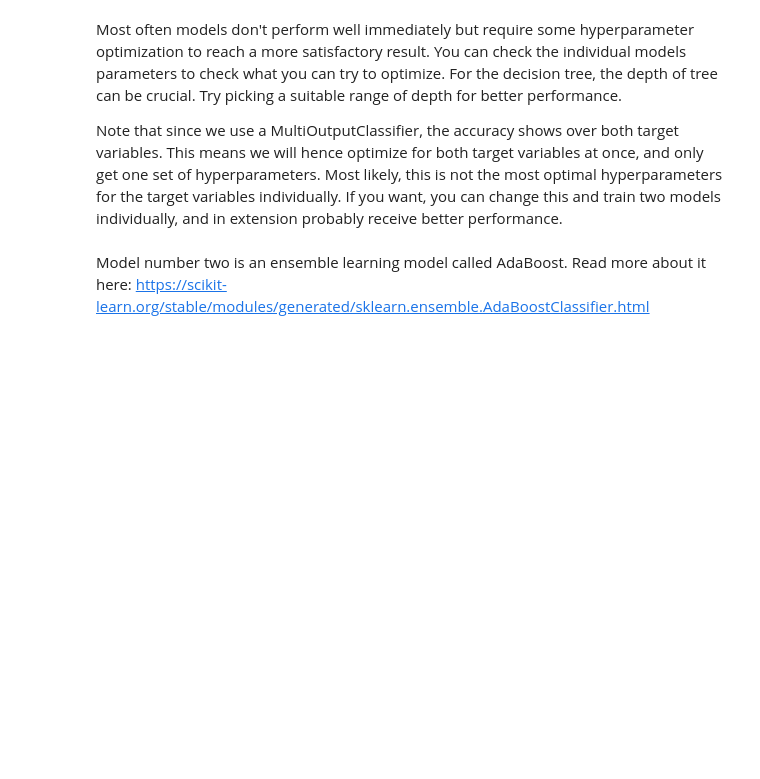
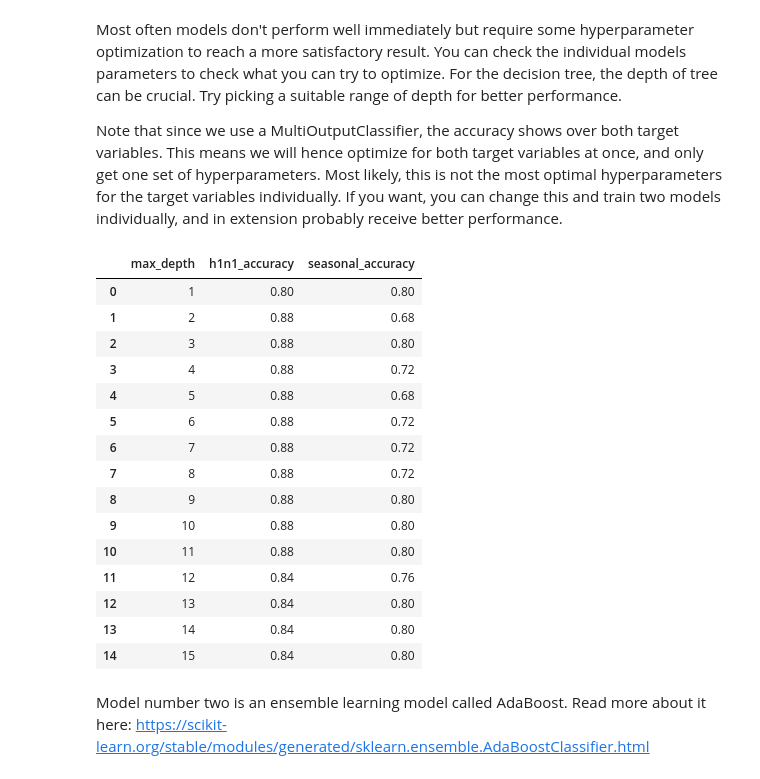
Before and after one commit to tonnerinho/Applied-Machine-Learning, a Jupyter notebook: Lab2/Lab 2_2026.ipynb, the cells around one changed output. Saved outputs shown, nothing was run; the diff lists cells and outputs as text; code cells hidden in the pictures; blank space fills up the shorter version.

```diff
--- a/Lab2/Lab 2_2026.ipynb
+++ b/Lab2/Lab 2_2026.ipynb
@@ -355,17 +426,56 @@ Most often models don't perform well immediately but require some hyperparameter
 
 Note that since we use a MultiOutputClassifier, the accuracy shows over both target variables. This means we will hence optimize for both target variables at once, and only get one set of hyperparameters. Most likely, this is not the most optimal hyperparameters for the target variables individually. If you want, you can change this and train two models individually, and in extension probably receive better performance.
 # %%
-max_depth = []
-accuracies = []
-for i in range(): # pick a suitable range
-    decision_tree_base = DecisionTreeClassifier(max_depth=i)
-    decision_tree_model = MultiOutputClassifier(decision_tree_base)
-    decision_tree_model.fit(X_train, y_train)
-    decision_tree_pred = decision_tree_model.predict(X_val)
-    accuracy = round(accuracy_score(y_val, decision_tree_pred), 5)
-    max_depth.append(i)
-    accuracies.append(accuracy)
+# Hyperparameter tuning for H1N1
+max_depth_h1n1 = []
+accuracies_h1n1 = []
+for i in range(1, 16):
+    dt = DecisionTreeClassifier(max_depth=i, random_state=42)
+    dt.fit(X_train, y_train["h1n1_vaccine"])
+    pred = dt.predict(X_val)
+    accuracy = round(accuracy_score(y_val["h1n1_vaccine"], pred), 5)
+    max_depth_h1n1.append(i)
+    accuracies_h1n1.append(accuracy)
 
-decision_tree_hyperparameter_tuning_df = pd.DataFrame({'max_depth': max_depth, 'accuracy': accuracies})
+dt_h1n1_tuning_df = pd.DataFrame({
+    'max_depth': max_depth_h1n1,
+    'h1n1_accuracy': accuracies_h1n1
+})
+
+# Hyperparameter tuning for Seasonal
+max_depth_seasonal = []
+accuracies_seasonal = []
+for i in range(1, 16):
+    dt = DecisionTreeClassifier(max_depth=i, random_state=42)
+    dt.fit(X_train, y_train["seasonal_vaccine"])
+    pred = dt.predict(X_val)
+    accuracy = round(accuracy_score(y_val["seasonal_vaccine"], pred), 5)
+    max_depth_seasonal.append(i)
+    accuracies_seasonal.append(accuracy)
+
+dt_seasonal_tuning_df = pd.DataFrame({
+    'max_depth': max_depth_seasonal,
+    'seasonal_accuracy': accuracies_seasonal
+})
+
+# Combine for comparison
+decision_tree_hyperparameter_tuning_df = pd.concat([dt_h1n1_tuning_df, dt_seasonal_tuning_df['seasonal_accuracy']], axis=1)
 decision_tree_hyperparameter_tuning_df
+# %% [output]
+|  | max_depth | h1n1_accuracy | seasonal_accuracy |
+| 0 | 1 | 0.80 | 0.80 |
+| 1 | 2 | 0.88 | 0.68 |
+| 2 | 3 | 0.88 | 0.80 |
+| 3 | 4 | 0.88 | 0.72 |
+| 4 | 5 | 0.88 | 0.68 |
+| 5 | 6 | 0.88 | 0.72 |
+| 6 | 7 | 0.88 | 0.72 |
+| 7 | 8 | 0.88 | 0.72 |
+| 8 | 9 | 0.88 | 0.80 |
+| 9 | 10 | 0.88 | 0.80 |
+| 10 | 11 | 0.88 | 0.80 |
+| 11 | 12 | 0.84 | 0.76 |
+| 12 | 13 | 0.84 | 0.80 |
+| 13 | 14 | 0.84 | 0.80 |
+| 14 | 15 | 0.84 | 0.80 |
 # %%
```
Also changed, not shown: parts of 12 cells of this notebook.
